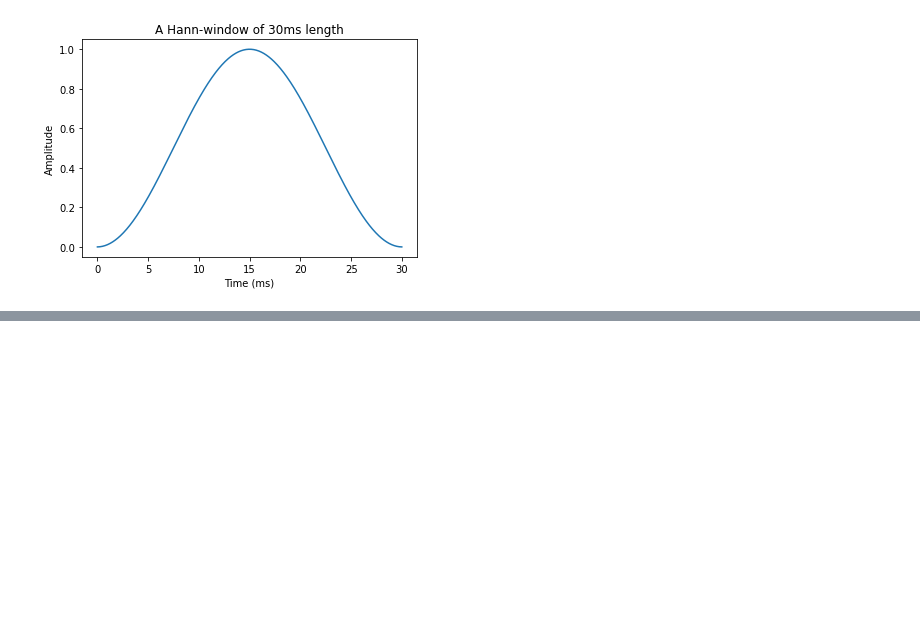
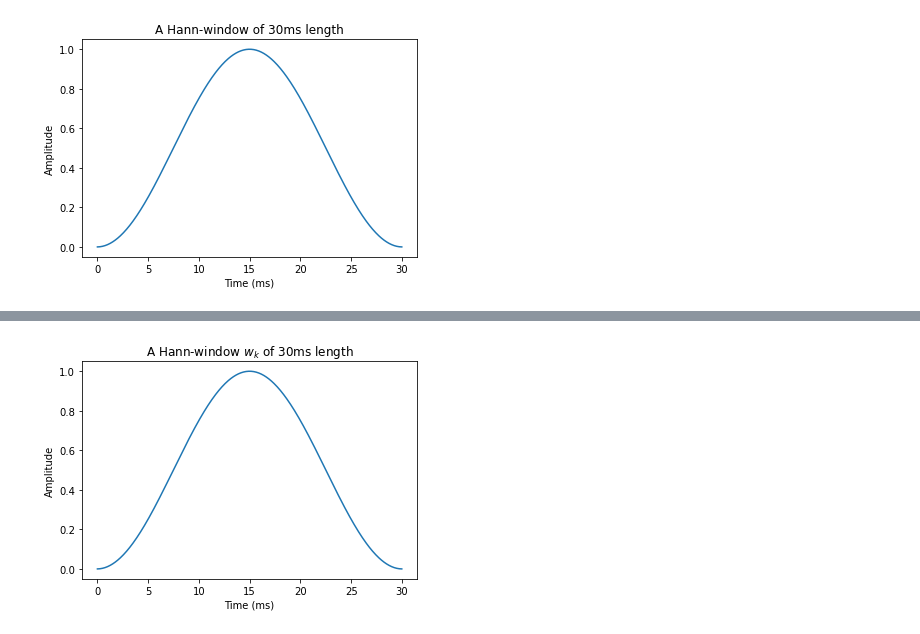
Before and after one commit to Speech-Interaction-Technology-Aalto-U/itsp, a Jupyter notebook: Representations/Windowing.ipynb, the cells around one changed output, grey strips where cells are left out. Drawn from its saved outputs; the diff is of its cells as text; code cells hidden in the pictures; blank space fills up the shorter version.

Commit message:
Merging jupyter into windowing

```diff
--- a/Representations/Windowing.ipynb
+++ b/Representations/Windowing.ipynb
@@ -406,0 +213,22 @@ algorithm and windowing will never cause surprising side-effects.
+# %%
+import numpy as np
+import matplotlib.pyplot as plt
+
+# window parameters in milliseconds
+window_length_ms = 30
+fs = 16000
+
+window_length = int(np.round(fs*window_length_ms/1000))
+
+n = np.linspace(0.5,window_length-0.5,num=window_length)
+
+# windowing function
+windowing_fn = np.sin(np.pi*n/window_length)**2 # sine-window
+
+plt.plot(n*1000/fs,windowing_fn)
+plt.xlabel('Time (ms)')
+plt.ylabel('Amplitude')
+plt.title('A Hann-window $w_k$ of 30ms length')
+plt.show()
+# %% [output]
+[figure, added]
```
Also changed, not shown: parts of 13 cells of this notebook.
